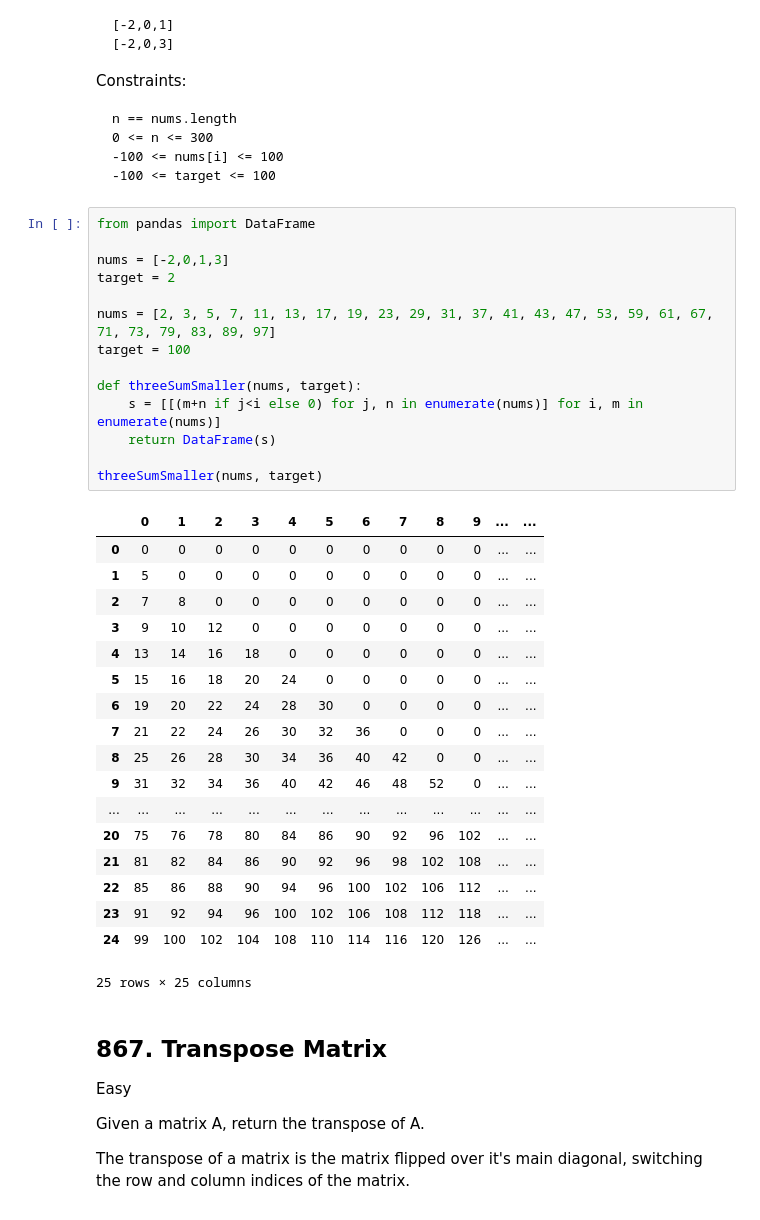
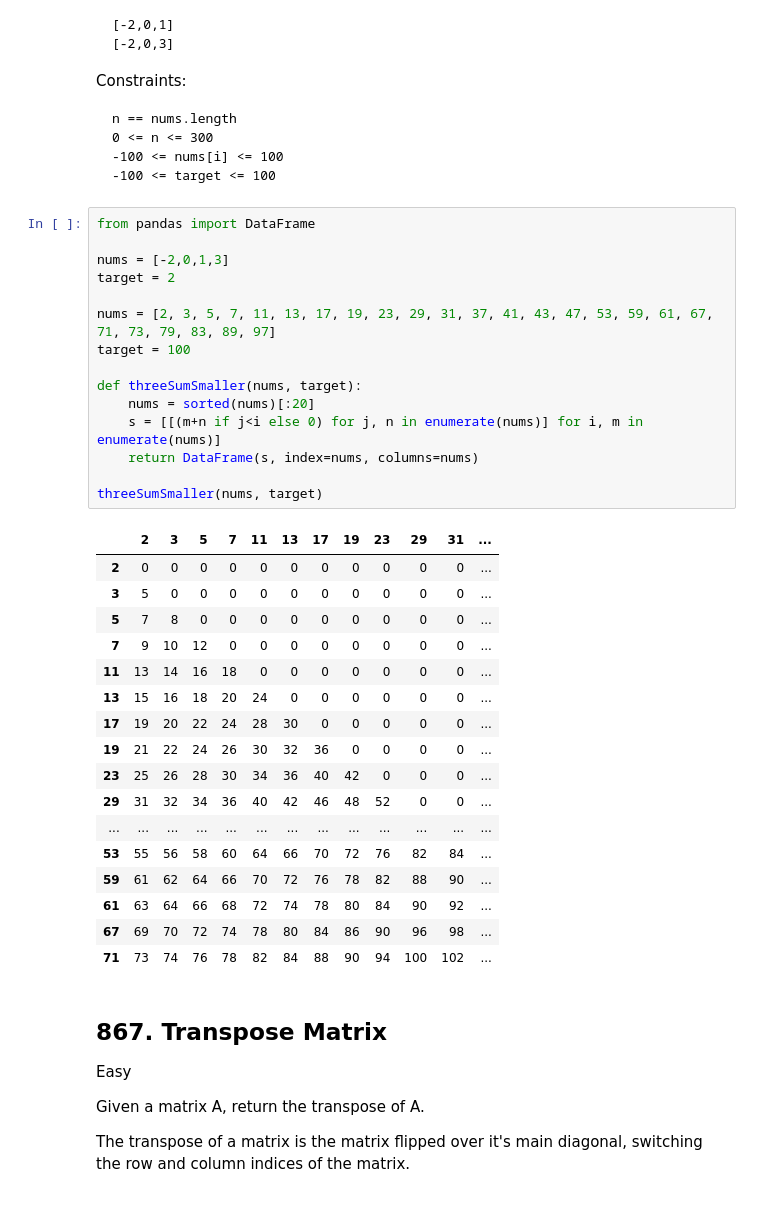
Before and after one commit to beginnerSC/misc, a Jupyter notebook: docs/source/lc/55.ipynb, the cells around one changed output. Saved outputs shown, nothing was run; the diff lists cells and outputs as text.

```diff
--- a/docs/source/lc/55.ipynb
+++ b/docs/source/lc/55.ipynb
@@ -250,36 +250,36 @@ Constraints:
 # %%
 from pandas import DataFrame
 
 nums = [-2,0,1,3]
 target = 2
 
 nums = [2, 3, 5, 7, 11, 13, 17, 19, 23, 29, 31, 37, 41, 43, 47, 53, 59, 61, 67, 71, 73, 79, 83, 89, 97]
 target = 100
 
 def threeSumSmaller(nums, target):
+    nums = sorted(nums)[:20]
     s = [[(m+n if j<i else 0) for j, n in enumerate(nums)] for i, m in enumerate(nums)]
-    return DataFrame(s)
+    return DataFrame(s, index=nums, columns=nums)
 
 threeSumSmaller(nums, target)
 # %% [output]
-|  | 0 | 1 | 2 | 3 | 4 | 5 | 6 | 7 | 8 | 9 | ... | ... |
-| 0 | 0 | 0 | 0 | 0 | 0 | 0 | 0 | 0 | 0 | 0 | ... | ... |
-| 1 | 5 | 0 | 0 | 0 | 0 | 0 | 0 | 0 | 0 | 0 | ... | ... |
-| 2 | 7 | 8 | 0 | 0 | 0 | 0 | 0 | 0 | 0 | 0 | ... | ... |
-| 3 | 9 | 10 | 12 | 0 | 0 | 0 | 0 | 0 | 0 | 0 | ... | ... |
-| 4 | 13 | 14 | 16 | 18 | 0 | 0 | 0 | 0 | 0 | 0 | ... | ... |
-| 5 | 15 | 16 | 18 | 20 | 24 | 0 | 0 | 0 | 0 | 0 | ... | ... |
-| 6 | 19 | 20 | 22 | 24 | 28 | 30 | 0 | 0 | 0 | 0 | ... | ... |
-| 7 | 21 | 22 | 24 | 26 | 30 | 32 | 36 | 0 | 0 | 0 | ... | ... |
-| 8 | 25 | 26 | 28 | 30 | 34 | 36 | 40 | 42 | 0 | 0 | ... | ... |
-| 9 | 31 | 32 | 34 | 36 | 40 | 42 | 46 | 48 | 52 | 0 | ... | ... |
+|  | 2 | 3 | 5 | 7 | 11 | 13 | 17 | 19 | 23 | 29 | 31 | ... |
+| 2 | 0 | 0 | 0 | 0 | 0 | 0 | 0 | 0 | 0 | 0 | 0 | ... |
+| 3 | 5 | 0 | 0 | 0 | 0 | 0 | 0 | 0 | 0 | 0 | 0 | ... |
+| 5 | 7 | 8 | 0 | 0 | 0 | 0 | 0 | 0 | 0 | 0 | 0 | ... |
+| 7 | 9 | 10 | 12 | 0 | 0 | 0 | 0 | 0 | 0 | 0 | 0 | ... |
+| 11 | 13 | 14 | 16 | 18 | 0 | 0 | 0 | 0 | 0 | 0 | 0 | ... |
+| 13 | 15 | 16 | 18 | 20 | 24 | 0 | 0 | 0 | 0 | 0 | 0 | ... |
+| 17 | 19 | 20 | 22 | 24 | 28 | 30 | 0 | 0 | 0 | 0 | 0 | ... |
+| 19 | 21 | 22 | 24 | 26 | 30 | 32 | 36 | 0 | 0 | 0 | 0 | ... |
+| 23 | 25 | 26 | 28 | 30 | 34 | 36 | 40 | 42 | 0 | 0 | 0 | ... |
+| 29 | 31 | 32 | 34 | 36 | 40 | 42 | 46 | 48 | 52 | 0 | 0 | ... |
 | ... | ... | ... | ... | ... | ... | ... | ... | ... | ... | ... | ... | ... |
-| 20 | 75 | 76 | 78 | 80 | 84 | 86 | 90 | 92 | 96 | 102 | ... | ... |
-| 21 | 81 | 82 | 84 | 86 | 90 | 92 | 96 | 98 | 102 | 108 | ... | ... |
-| 22 | 85 | 86 | 88 | 90 | 94 | 96 | 100 | 102 | 106 | 112 | ... | ... |
-| 23 | 91 | 92 | 94 | 96 | 100 | 102 | 106 | 108 | 112 | 118 | ... | ... |
-| 24 | 99 | 100 | 102 | 104 | 108 | 110 | 114 | 116 | 120 | 126 | ... | ... |
+| 53 | 55 | 56 | 58 | 60 | 64 | 66 | 70 | 72 | 76 | 82 | 84 | ... |
+| 59 | 61 | 62 | 64 | 66 | 70 | 72 | 76 | 78 | 82 | 88 | 90 | ... |
+| 61 | 63 | 64 | 66 | 68 | 72 | 74 | 78 | 80 | 84 | 90 | 92 | ... |
+| 67 | 69 | 70 | 72 | 74 | 78 | 80 | 84 | 86 | 90 | 96 | 98 | ... |
+| 71 | 73 | 74 | 76 | 78 | 82 | 84 | 88 | 90 | 94 | 100 | 102 | ... |
-25 rows × 25 columns
 # %% [markdown]
 ## 867. Transpose Matrix
 
```
